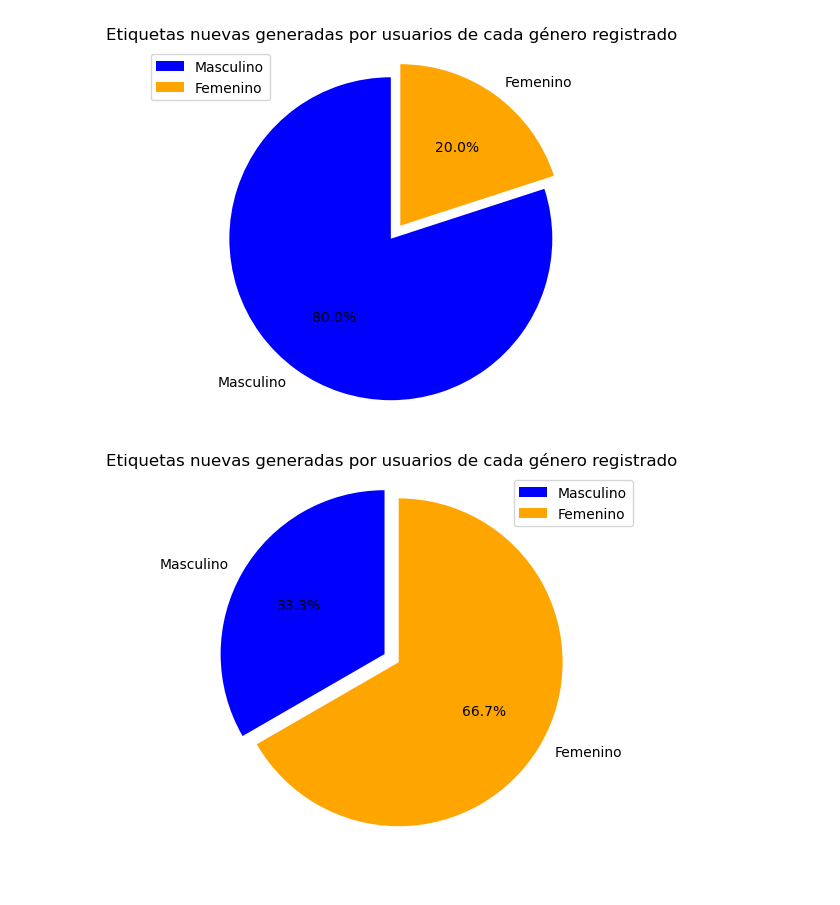
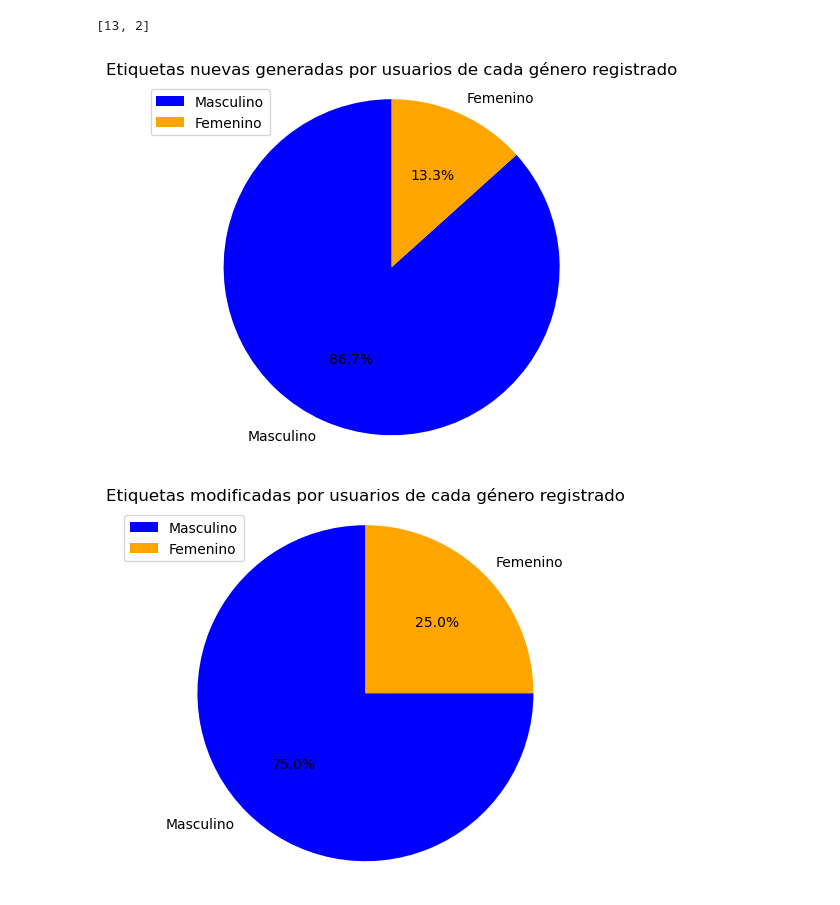
Before and after one commit to Petercantropvs/UNLPImage, a Jupyter notebook: unlpimage/estadisticas_jupyter.ipynb, the cells around one changed output. Saved outputs shown, nothing was run; the diff lists cells and outputs as text; code cells hidden in the pictures.

Commit message:
Primeras estadisticas de etiquetas

```diff
--- a/unlpimage/estadisticas_jupyter.ipynb
+++ b/unlpimage/estadisticas_jupyter.ipynb
@@ -75,6 +75,4 @@ plt.show()
 # %%
-#colors = ['blue', 'green', 'blue', 'orange']
-explode = [0.1, 0.0]
 gens = []
 
 for name in df["User"]:
@@ -82,44 +80,43 @@ for name in df["User"]:
 df["Generos"] = gens
 
 gen_unicos = df["Generos"].unique()
 
 suma = []
 for gen in gen_unicos:
     count = ((df["Generos"] == gen) & (df["Action"] == "Guardó información nueva en las imágenes del directorio")).sum()
     suma.append(count)
+print(suma)
+plt.pie(suma, labels=gen_unicos, colors=['blue', 'orange'], autopct='%1.1f%%', startangle=90)
 
-plt.pie(suma, labels=gen_unicos, colors=['blue', 'orange'], explode=explode, autopct='%1.1f%%', startangle=90)
 
-# Set aspect ratio to be equal so that pie is drawn as a circle
 plt.axis('equal')
 
-# Add a legend
+
 plt.legend(loc='upper left')
 
 plt.title("Etiquetas nuevas generadas por usuarios de cada género registrado")
-# Display the pie chart
+
 plt.show()
 
 
 suma = []
 for gen in gen_unicos:
     count = ((df["Generos"] == gen) & (df["Action"] == "Modificó información en las imágenes del directorio")).sum()
     suma.append(count)
 
-plt.pie(suma, labels=gen_unicos, colors=['blue', 'orange'], explode=explode, autopct='%1.1f%%', startangle=90)
+plt.pie(suma, labels=gen_unicos, colors=['blue', 'orange'], autopct='%1.1f%%', startangle=90)
 
-# Set aspect ratio to be equal so that pie is drawn as a circle
 plt.axis('equal')
 
-# Add a legend
 plt.legend()
 
-plt.title("Etiquetas nuevas generadas por usuarios de cada género registrado")
-# Display the pie chart
+plt.title("Etiquetas modificadas por usuarios de cada género registrado")
+
 plt.show()
 # %% [output]
+[13, 2]
-[figure, old version]
+[figure, new version]
-[figure, old version]
+[figure, new version]
 # %%
 weekday_mapping = {
     'Monday': 'Lunes',
```
Also changed, not shown: parts of 9 cells of this notebook, 3 other files.
